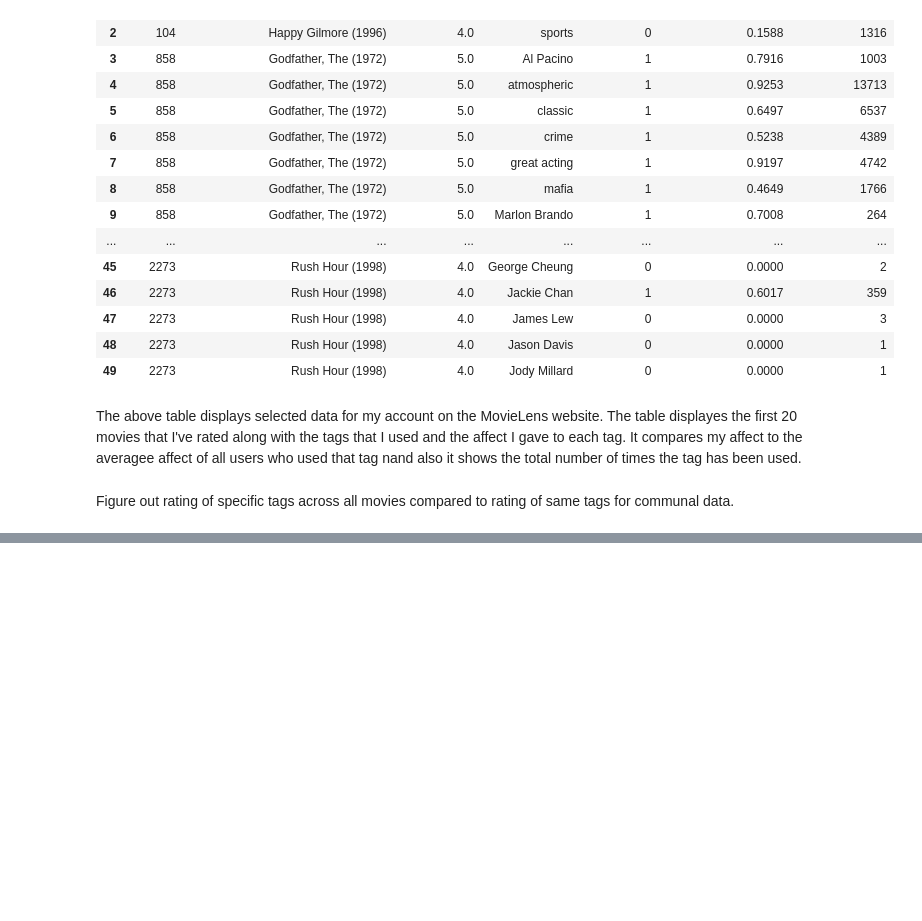
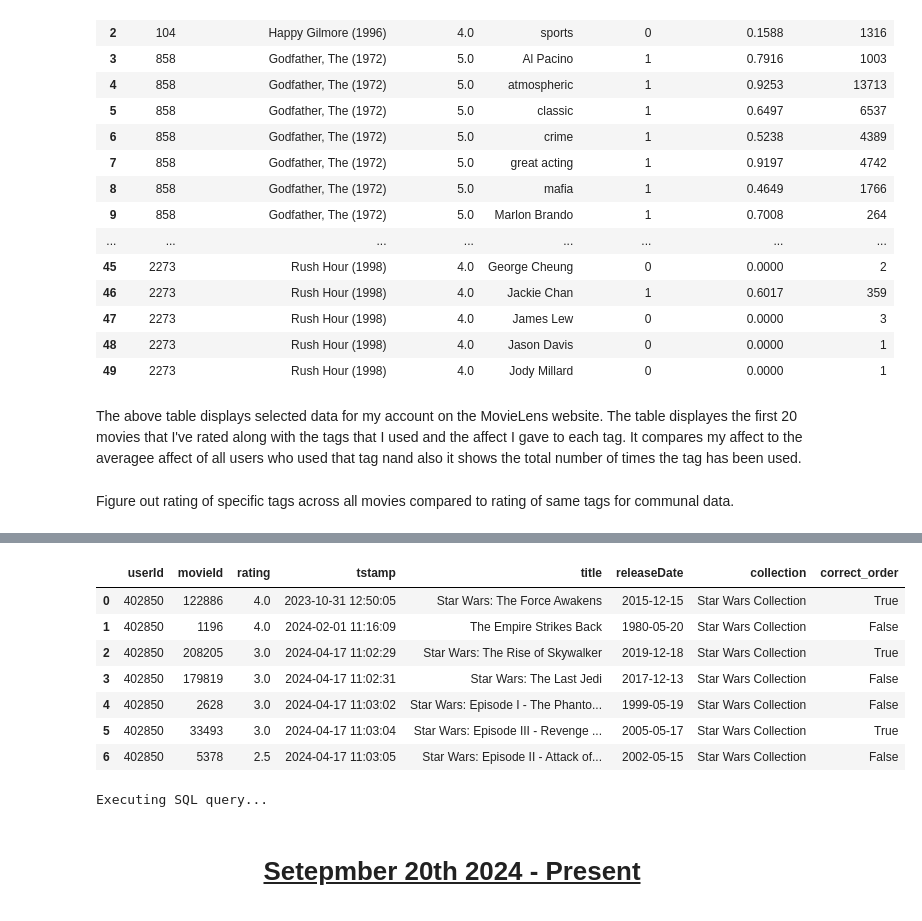
Before and after one commit to notki004/MovieLens-Work, a Jupyter notebook: MovieLensNotebook.ipynb, the cells around one changed output, grey strips where cells are left out. Saved outputs shown, nothing was run; the diff lists cells and outputs as text; code cells hidden in the pictures; blank space fills up the shorter version.

```diff
--- a/MovieLensNotebook.ipynb
+++ b/MovieLensNotebook.ipynb
@@ -573,0 +750,56 @@ data.head(50)
+# %%
+data = pd.read_csv("collections_data.csv")
+data.head(50)
+# %% [output]
+|  | userId | movieId | rating | tstamp | title | releaseDate | collection | correct_order |
+| 0 | 402850 | 122886 | 4.0 | 2023-10-31 12:50:05 | Star Wars: The Force Awakens | 2015-12-15 | Star Wars Collection | True |
+| 1 | 402850 | 1196 | 4.0 | 2024-02-01 11:16:09 | The Empire Strikes Back | 1980-05-20 | Star Wars Collection | False |
+| 2 | 402850 | 208205 | 3.0 | 2024-04-17 11:02:29 | Star Wars: The Rise of Skywalker | 2019-12-18 | Star Wars Collection | True |
+| 3 | 402850 | 179819 | 3.0 | 2024-04-17 11:02:31 | Star Wars: The Last Jedi | 2017-12-13 | Star Wars Collection | False |
+| 4 | 402850 | 2628 | 3.0 | 2024-04-17 11:03:02 | Star Wars: Episode I - The Phanto... | 1999-05-19 | Star Wars Collection | False |
+| 5 | 402850 | 33493 | 3.0 | 2024-04-17 11:03:04 | Star Wars: Episode III - Revenge ... | 2005-05-17 | Star Wars Collection | True |
+| 6 | 402850 | 5378 | 2.5 | 2024-04-17 11:03:05 | Star Wars: Episode II - Attack of... | 2002-05-15 | Star Wars Collection | False |
+# %%
+import pandas as pd
+from sqlalchemy import create_engine
+import pymysql
+
+# Establish a connection to the MySQL database using SQLAlchemy
+db_url = 'mysql+pymysql://readonly:@127.0.0.1/ML3_mirror'
+engine = create_engine(db_url)
+print("Executing SQL query...")
+
+# Prepare the SQL query
+query = """
+SELECT movie_tmdb_data.collection, user_rating_pairs.userId, user_rating_pairs.movieId, user_rating_pairs.tstamp, user_rating_pairs.rating
+FROM movie_tmdb_data
+JOIN user_rating_pairs ON movie_tmdb_data.movieId = user_rating_pairs.movieId
+WHERE movie_tmdb_data.collection IS NOT NULL
+ORDER BY user_rating_pairs.userId, movie_tmdb_data.collection, user_rating_pairs.tstamp
+"""
+
+# Executes the query and load data into a pandas DataFrame
+df = pd.read_sql(query, engine)
+print("SQL query executed successfully.")
+
+# Closes the database connection
+engine.dispose()
+print("Database connection closed.")
+
+# Defines a function to check if ratings are watched in ascending order of movieId
+def check_order(group):
+    return group['movieId'].is_monotonic_increasing
+
+# Groups by userId and collection and check order
+df['in_order'] = df.groupby(['userId', 'collection']).apply(check_order).reset_index(level=[0,1], drop=True)
+
+# Reduces the dataframe to unique combinations of userId and collection with the order check
+result = df[['collection', 'in_order']].drop_duplicates()
+
+# Saves the result to CSV
+result.to_csv('collections_data.csv', index=False)
+print("Output CSV file 'collections_data.csv' created.")
+# %% [output]
+Executing SQL query...
+# %% [markdown]
+# </u> <p style="text-align:center;"><strong><u>Setepmber 20th 2024 - Present</u></strong></p>
```
Also changed, not shown: parts of 9 cells of this notebook.
